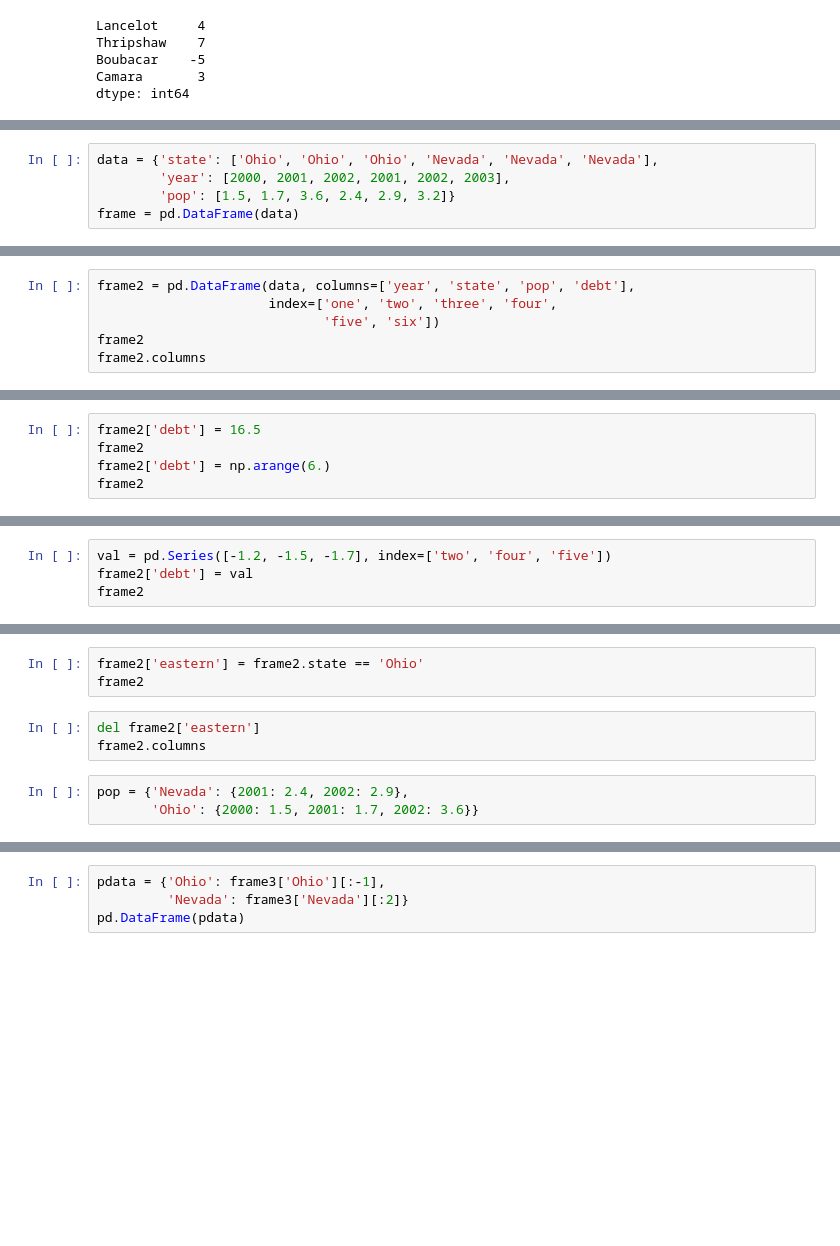
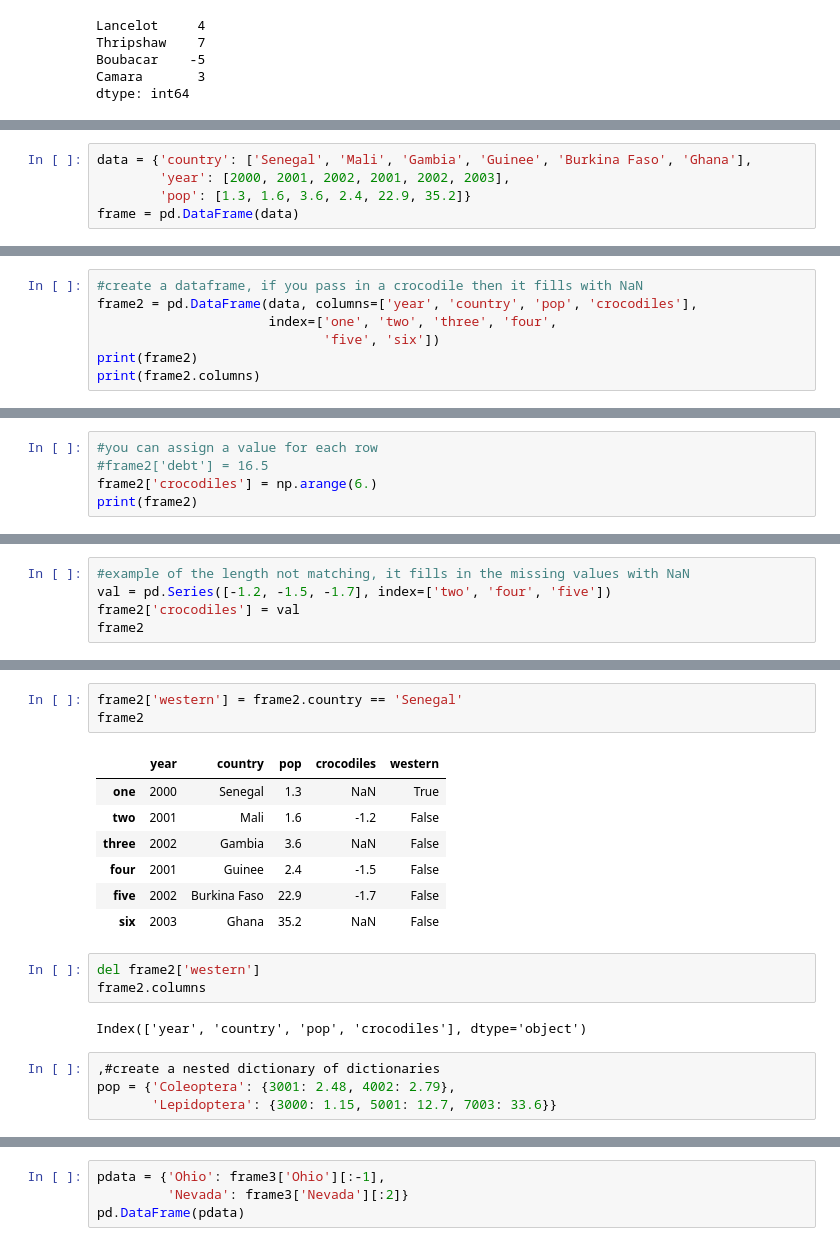
Before and after one commit to worker-bee-micah/practice-only, a Jupyter notebook: 00_mt_pd_dataframes_series.ipynb, the cells around one changed output, grey strips where cells are left out. Cells and saved outputs as stored; diff of their text form; blank space fills up the shorter version.

```diff
--- a/00_mt_pd_dataframes_series.ipynb
+++ b/00_mt_pd_dataframes_series.ipynb
@@ -152,5 +152,5 @@ _________________
 # %%
-data = {'state': ['Ohio', 'Ohio', 'Ohio', 'Nevada', 'Nevada', 'Nevada'],
+data = {'country': ['Senegal', 'Mali', 'Gambia', 'Guinee', 'Burkina Faso', 'Ghana'],
         'year': [2000, 2001, 2002, 2001, 2002, 2003],
-        'pop': [1.5, 1.7, 3.6, 2.4, 2.9, 3.2]}
+        'pop': [1.3, 1.6, 3.6, 2.4, 22.9, 35.2]}
 frame = pd.DataFrame(data)
@@ -163,6 +188,7 @@ pd.DataFrame(data, columns=['year', 'state', 'pop'])
 # %%
-frame2 = pd.DataFrame(data, columns=['year', 'state', 'pop', 'debt'],
+#create a dataframe, if you pass in a crocodile then it fills with NaN
+frame2 = pd.DataFrame(data, columns=['year', 'country', 'pop', 'crocodiles'],
                       index=['one', 'two', 'three', 'four',
                              'five', 'six'])
-frame2
-frame2.columns
+print(frame2)
+print(frame2.columns)
@@ -174,5 +232,5 @@ frame2.loc['three']
 # %%
-frame2['debt'] = 16.5
-frame2
-frame2['debt'] = np.arange(6.)
-frame2
+#you can assign a value for each row
+#frame2['debt'] = 16.5
+frame2['crocodiles'] = np.arange(6.)
+print(frame2)
@@ -179,4 +245,5 @@ frame2
 # %%
+#example of the length not matching, it fills in the missing values with NaN
 val = pd.Series([-1.2, -1.5, -1.7], index=['two', 'four', 'five'])
-frame2['debt'] = val
+frame2['crocodiles'] = val
 frame2
@@ -183,12 +258,23 @@ frame2
 # %%
-frame2['eastern'] = frame2.state == 'Ohio'
+frame2['western'] = frame2.country == 'Senegal'
 frame2
+# %% [output]
+|  | year | country | pop | crocodiles | western |
+| one | 2000 | Senegal | 1.3 | NaN | True |
+| two | 2001 | Mali | 1.6 | -1.2 | False |
+| three | 2002 | Gambia | 3.6 | NaN | False |
+| four | 2001 | Guinee | 2.4 | -1.5 | False |
+| five | 2002 | Burkina Faso | 22.9 | -1.7 | False |
+| six | 2003 | Ghana | 35.2 | NaN | False |
 # %%
-del frame2['eastern']
+del frame2['western']
 frame2.columns
+# %% [output]
+Index(['year', 'country', 'pop', 'crocodiles'], dtype='object')
-# %%
-pop = {'Nevada': {2001: 2.4, 2002: 2.9},
-       'Ohio': {2000: 1.5, 2001: 1.7, 2002: 3.6}}
+# %%
+,#create a nested dictionary of dictionaries
+pop = {'Coleoptera': {3001: 2.48, 4002: 2.79},
+       'Lepidoptera': {3000: 1.15, 5001: 12.7, 7003: 33.6}}
 # %%
 frame3 = pd.DataFrame(pop)
 frame3
```
Also changed, not shown: parts of 18 cells of this notebook, 2 other files.
